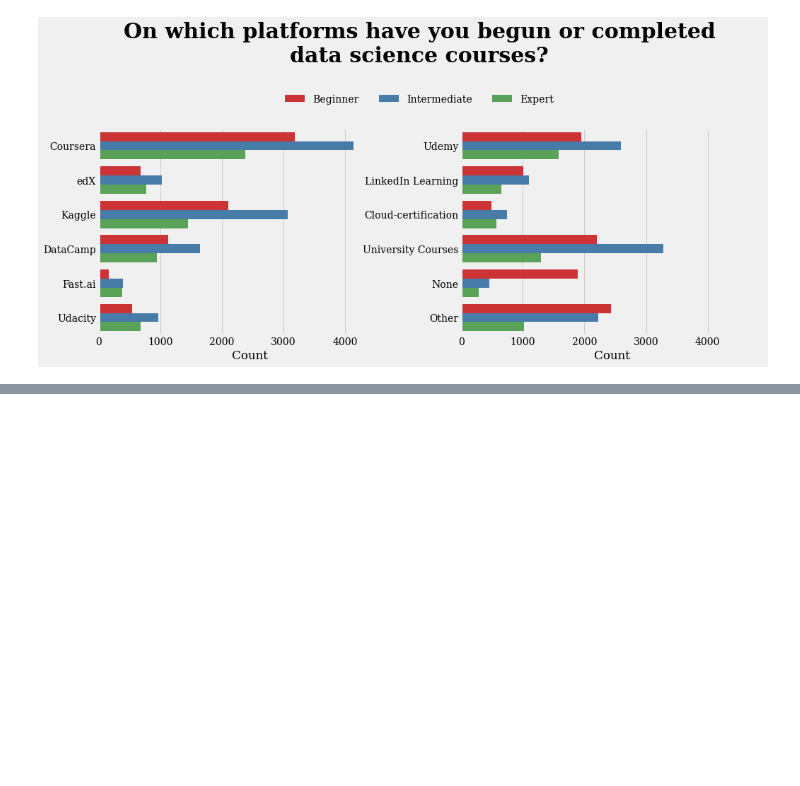
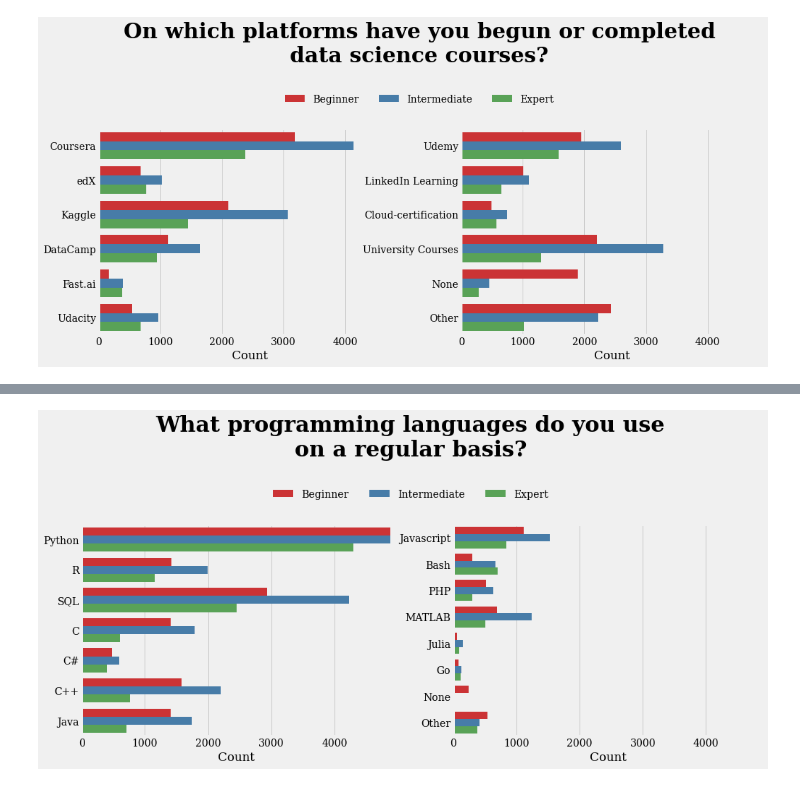
Before and after one commit to danjelito/eda-kaggle-survey-2022, a Jupyter notebook: kaggle-survey-2022.ipynb, the cells around one changed output, grey strips where cells are left out. Cells and saved outputs as stored; diff of their text form; code cells hidden in the pictures; blank space fills up the shorter version.

```diff
--- a/kaggle-survey-2022.ipynb
+++ b/kaggle-survey-2022.ipynb
@@ -361,0 +421,24 @@ plot_var_per_group('Q8', 'Education')
+# %%
+mask_question= df.columns[df.columns.str.contains('Q12')]
+df_q12= (df[mask_question]
+    .mask(df != 0, 1)
+    .rename(columns= dict(map_questions))
+    .join(df['Group'])
+    .rename(columns= lambda c: c.replace('What programming languages do you use on a regular basis? (Select all that apply) - Selected Choice - ', ''))
+)
+df_q12= (df_q12
+    .groupby('Group')
+    .sum()
+    .reset_index()
+    .melt(id_vars= 'Group')
+)
+
+plot_var_per_group2(
+    df_q12.iloc[0:int(len(df_q12)/2 - 1),:],
+    df_q12.iloc[int(len(df_q12)/2 - 1):,:],
+    'variable',
+    "What programming languages do you use\non a regular basis?",
+    4900
+)
+# %% [output]
+[figure, added]
```
Also changed, not shown: parts of 7 cells of this notebook.
